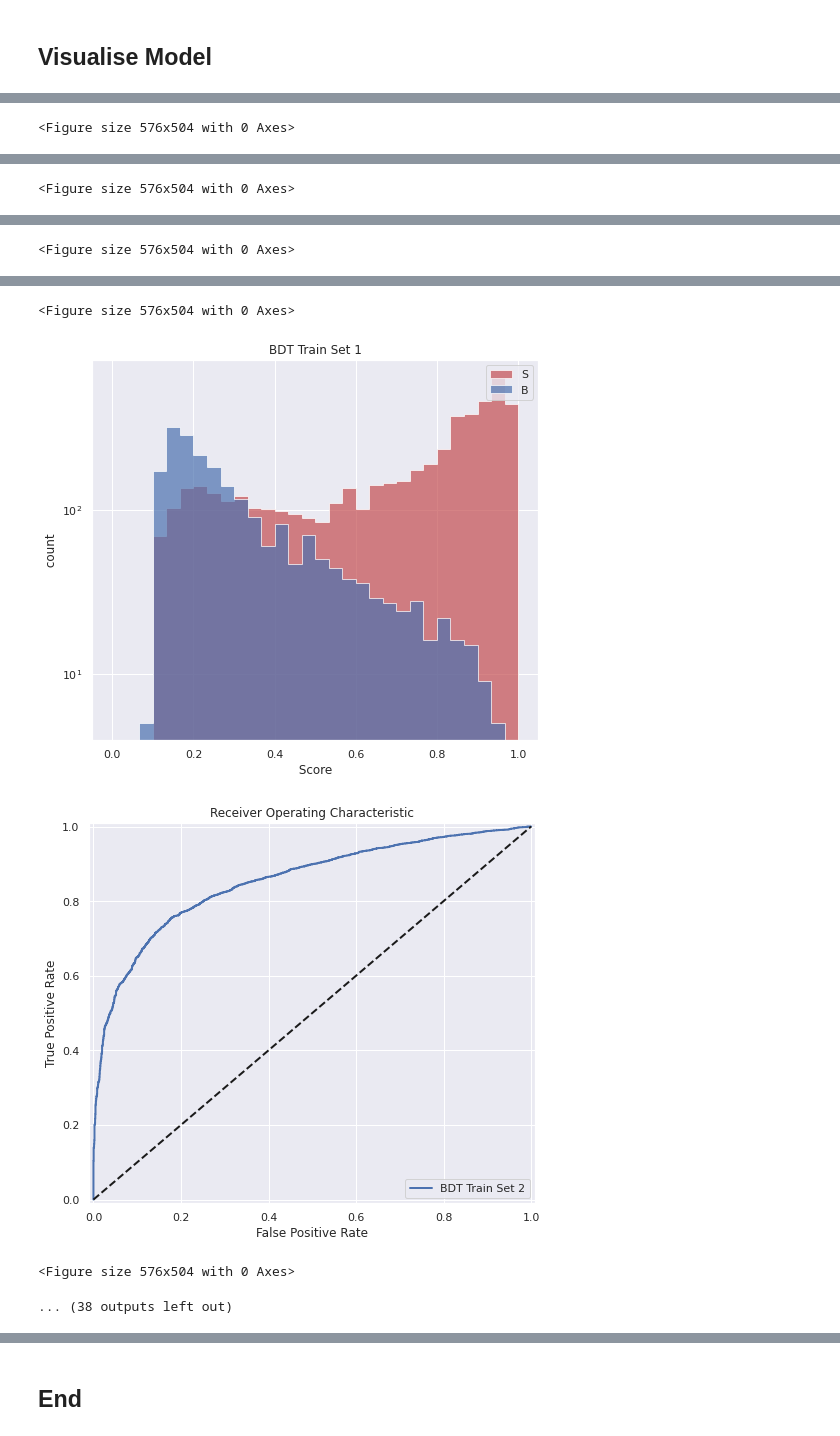
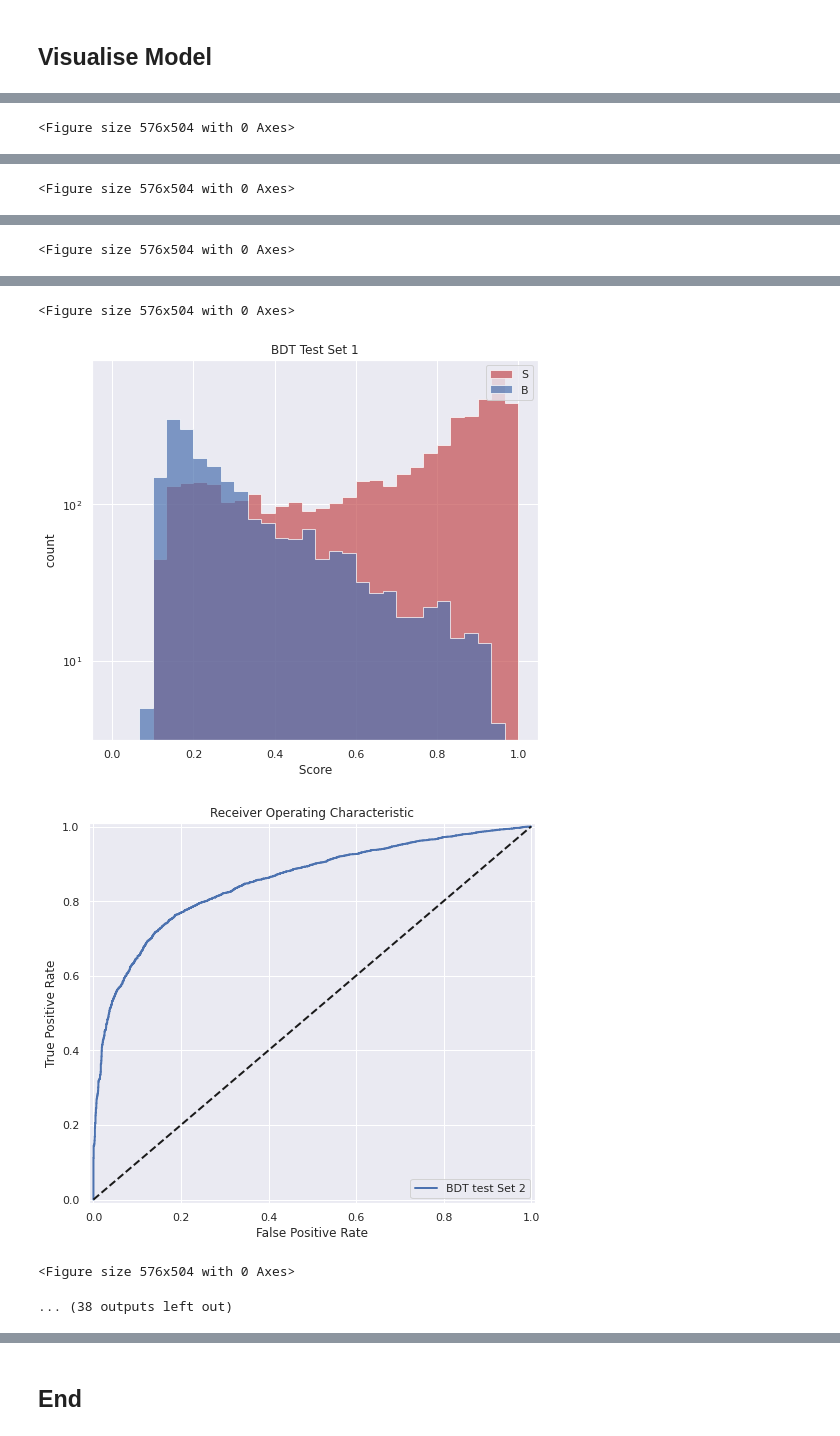
Before and after one commit to ihsaan-ullah/fair-universe, a Jupyter notebook: Competition_Bundle_HEP/Starting_kit/Starting_kit.ipynb, the cells around one changed output, grey strips where cells are left out. Saved outputs shown, nothing was run; the diff lists cells and outputs as text; code cells hidden in the pictures.

```diff
--- a/Competition_Bundle_HEP/Starting_kit/Starting_kit.ipynb
+++ b/Competition_Bundle_HEP/Starting_kit/Starting_kit.ipynb
@@ -164,10 +160,10 @@ score_histogram(model.train_set['score'],model.train_set['labels'] ,plot_label =
 # %%
 i = 0
 for test_set in model.test_sets:
-    roc_curve_(test_set['score'],test_set['labels'] ,test_set['weights'],plot_label = model.model_name + f" Train Set {i}",color='b',lw = 2)
+    roc_curve_(test_set['score'],test_set['labels'] ,test_set['weights'],plot_label = model.model_name + f" test Set {i}",color='b',lw = 2)
 
-    events_histogram(test_set['score'],test_set['labels'] ,test_set['weights'],plot_label = model.model_name + f" Train Set {i}")
+    events_histogram(test_set['score'],test_set['labels'] ,test_set['weights'],plot_label = model.model_name + f" Test Set {i}")
 
-    score_histogram(test_set['score'],test_set['labels'] ,plot_label = model.model_name + f" Train Set {i}")
+    score_histogram(test_set['score'],test_set['labels'] ,plot_label = model.model_name + f" Test Set {i}")
     i = i + 1
 # %% [output]
@@ -182,6 +178,6 @@ for test_set in model.test_sets:
 <Figure size 576x504 with 0 Axes>
-[figure, old version]
+[figure, new version]
-[figure, old version]
+[figure, new version]
 <Figure size 576x504 with 0 Axes>
 ... (38 outputs left out)
 # %%
```
Also changed, not shown: parts of 6 cells of this notebook, 3 other files.
